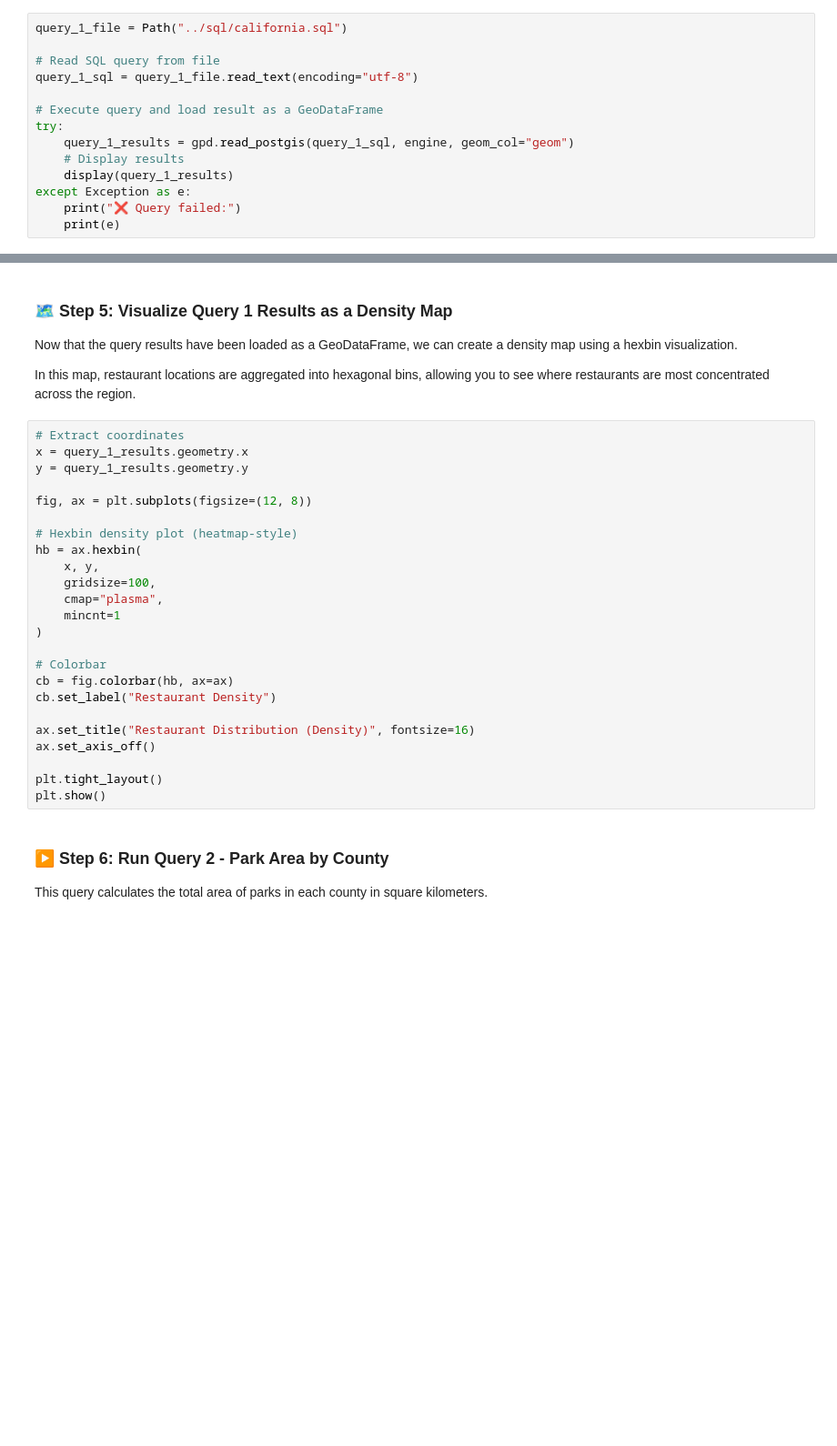
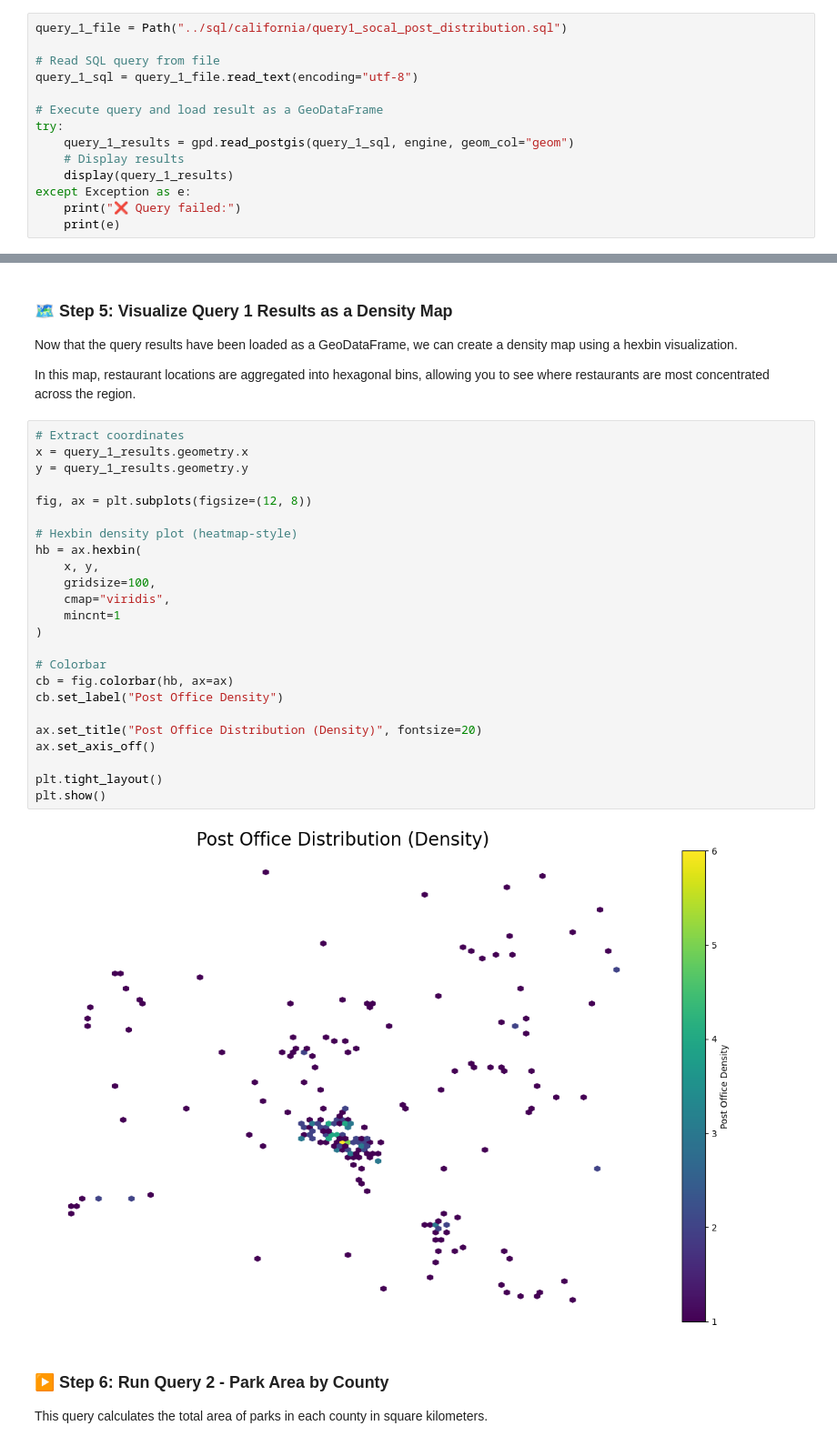
Before and after one commit to Matthew-Martin92/gist604b-osm-postgis-sp26, a Jupyter notebook: notebooks/osm_postgis_california.ipynb, the cells around one changed output, grey strips where cells are left out. Shown at 91% size. Drawn from its saved outputs; the diff is of its cells as text; blank space fills up the shorter version.

Commit message:
Updated notebook with SQL to find post office distribution

```diff
--- a/notebooks/osm_postgis_california.ipynb
+++ b/notebooks/osm_postgis_california.ipynb
@@ -148,7 +148,7 @@ This query extracts restaurant point locations for spatial distribution analysis
 
 The SQL query is stored in a separate `.sql` file. In this step, we read the query into Python, send it to the PostGIS database, and load the result as a GeoDataFrame.
 # %%
-query_1_file = Path("../sql/california.sql")
+query_1_file = Path("../sql/california/query1_socal_post_distribution.sql")
 
 # Read SQL query from file
 query_1_sql = query_1_file.read_text(encoding="utf-8")
@@ -170,27 +184,29 @@ In this map, restaurant locations are aggregated into hexagonal bins, allowing y
 # %%
 # Extract coordinates
 x = query_1_results.geometry.x
 y = query_1_results.geometry.y
 
 fig, ax = plt.subplots(figsize=(12, 8))
 
 # Hexbin density plot (heatmap-style)
 hb = ax.hexbin(
     x, y,
     gridsize=100,
-    cmap="plasma",
+    cmap="viridis",
     mincnt=1
 )
 
 # Colorbar
 cb = fig.colorbar(hb, ax=ax)
-cb.set_label("Restaurant Density")
+cb.set_label("Post Office Density")
 
-ax.set_title("Restaurant Distribution (Density)", fontsize=16)
+ax.set_title("Post Office Distribution (Density)", fontsize=20)
 ax.set_axis_off()
 
 plt.tight_layout()
 plt.show()
+# %% [output]
+[figure, added]
 # %% [markdown]
 ### ▶️ Step 6: Run Query 2 - Park Area by County
 
```
Also changed, not shown: parts of 2 cells of this notebook.
